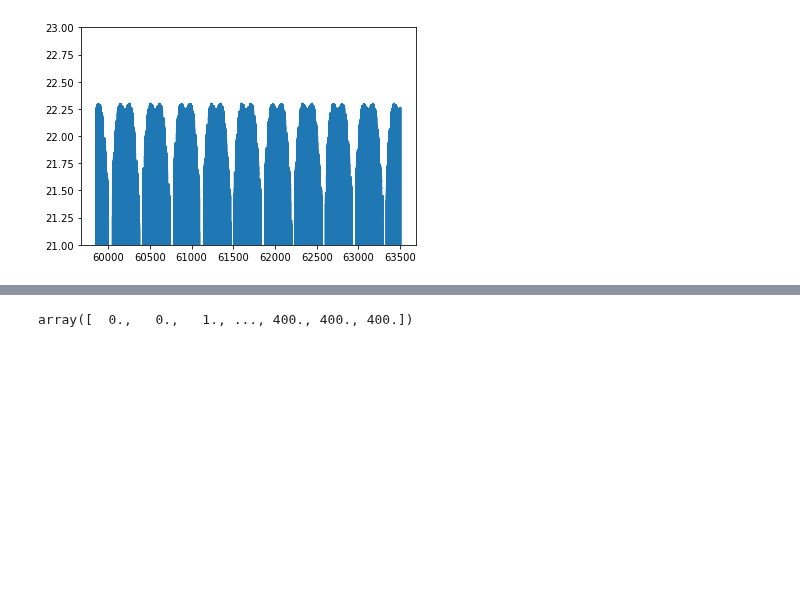
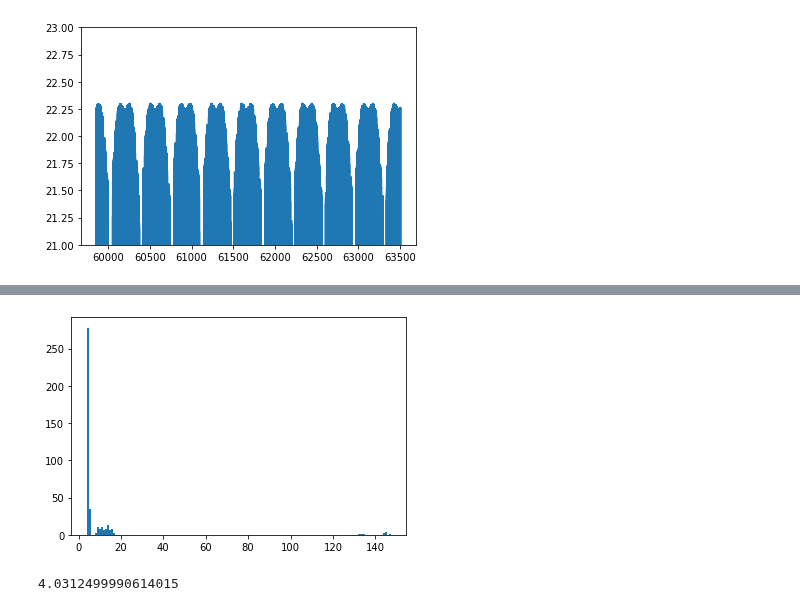
Before and after one commit to yoachim/21_Scratch, a Jupyter notebook: ddf_grid/single_ddf.ipynb, the cells around one changed output, grey strips where cells are left out. Drawn from its saved outputs; the diff is of its cells as text; code cells hidden in the pictures; blank space fills up the shorter version.

```diff
--- a/ddf_grid/single_ddf.ipynb
+++ b/ddf_grid/single_ddf.ipynb
@@ -212,10 +220,14 @@ plt.xlim(60120, 60160)
 # Good answer on how to do a cumulative sum here:  https://stackoverflow.com/questions/55840816/gurobi-prefix-sum-optimization
 # %%
 #m.setObjective(gp.max_(cumulative_diff), GRB.MINIMIZE)
+# %%
+ack = plt.hist(np.diff(ddf_grid['mjd'][sched]), bins=150)
+# %% [output]
+[figure, added]
 # %%
-cumulative_sched.X
+np.median(np.diff(ddf_grid['mjd'][sched]))
 # %% [output]
-array([  0.,   0.,   1., ..., 400., 400., 400.])
+4.0312499990614015
 # %%
 cumulative_diff.X.min()
 # %% [output]
```
Also changed, not shown: parts of 22 cells of this notebook.
